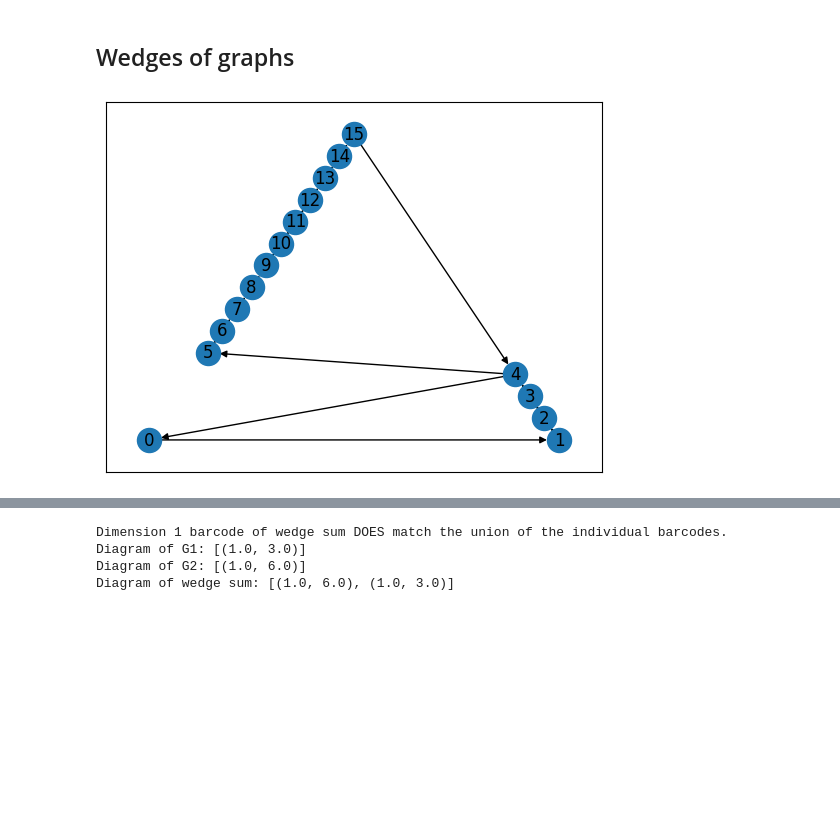
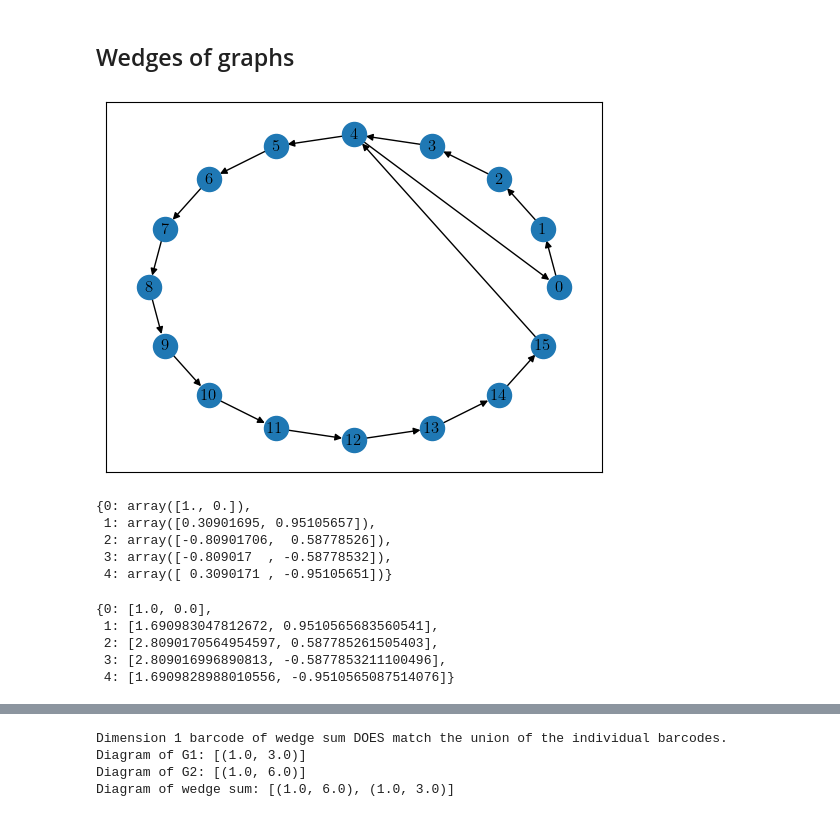
Before and after one commit to bdjones13/MRC2024, a Jupyter notebook: allatonceinpython.ipynb, the cells around one changed output, grey strips where cells are left out. Drawn from its saved outputs; the diff is of its cells as text; code cells hidden in the pictures; blank space fills up the shorter version.

```diff
--- a/allatonceinpython.ipynb
+++ b/allatonceinpython.ipynb
@@ -511,7 +510,7 @@ def figure_8_dgm(n1, n2, weighted = False):
 # %%
 dgms, fig8 = figure_8_dgm(5, 12, weighted=True)
 # %%
-nx.draw_networkx(fig8, pos=nx.planar_layout(fig8))
+nx.draw_networkx(fig8, pos=nx.circular_layout(fig8))
 # guarantee no crossings, but the proportions might be odd looking
 # %% [output]
-[figure, old version]
+[figure, new version]
@@ -517,0 +522,8 @@ nx.draw_networkx(fig8, pos=nx.planar_layout(fig8))
+# %%
+pos5
+# %% [output]
+{0: array([1., 0.]),
+ 1: array([0.30901695, 0.95105657]),
+ 2: array([-0.80901706,  0.58778526]),
+ 3: array([-0.809017  , -0.58778532]),
+ 4: array([ 0.3090171 , -0.95105651])}
@@ -517,0 +535,8 @@ nx.draw_networkx(fig8, pos=nx.planar_layout(fig8))
+# %%
+mirror_pos5
+# %% [output]
+{0: [1.0, 0.0],
+ 1: [1.690983047812672, 0.9510565683560541],
+ 2: [2.8090170564954597, 0.587785261505403],
+ 3: [2.809016996890813, -0.5877853211100496],
+ 4: [1.6909828988010556, -0.9510565087514076]}
```
Also changed, not shown: parts of 20 cells of this notebook.
